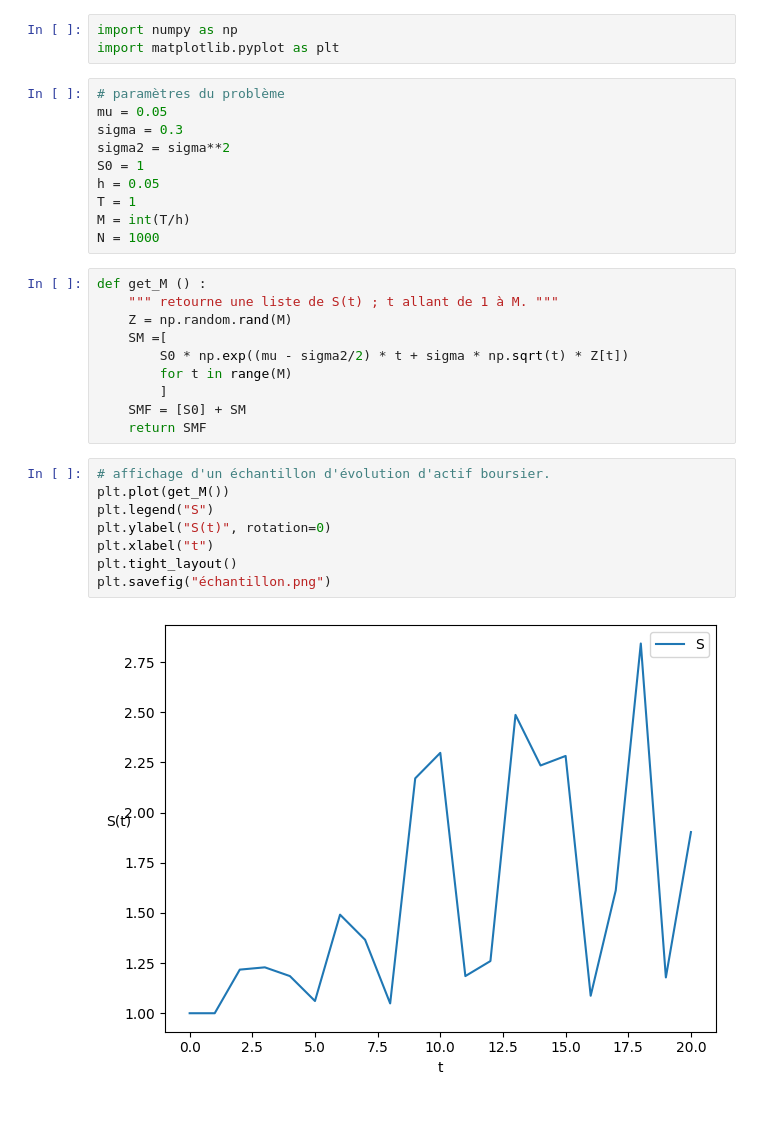
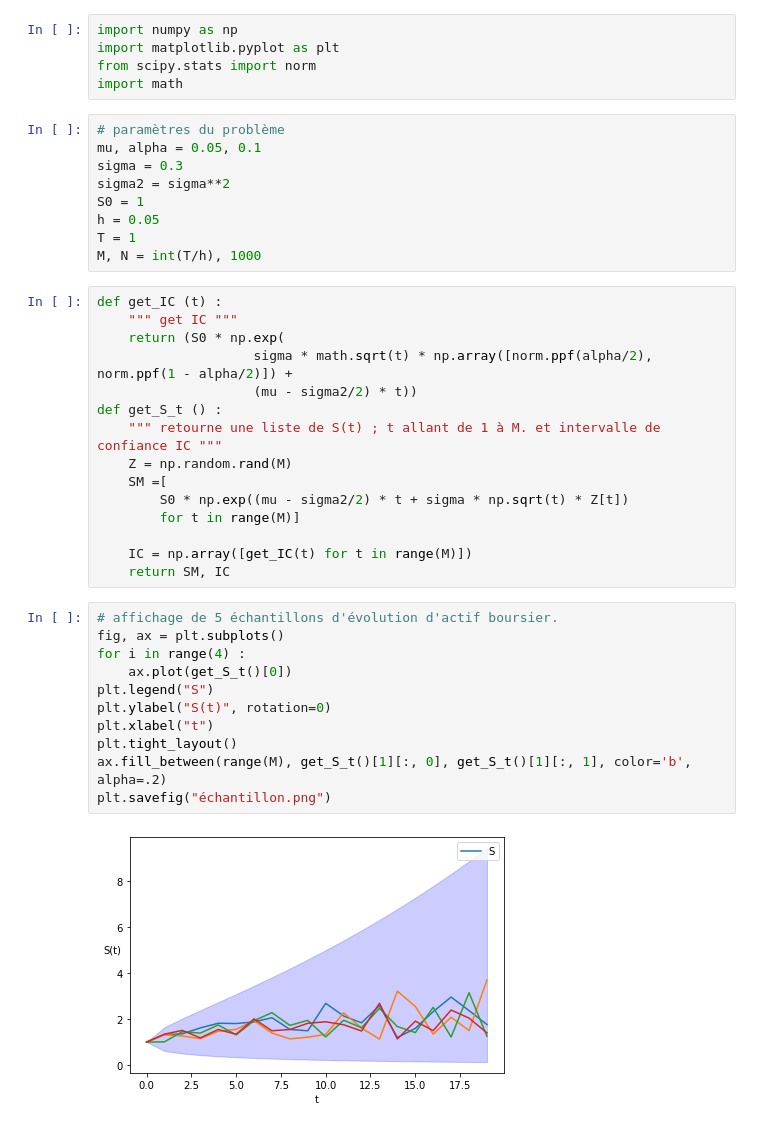
Before and after one commit to quachpas/ro05-projet-a22, a Jupyter notebook: src/actif financier.ipynb, the cells around one changed output. Saved outputs shown, nothing was run; the diff lists cells and outputs as text.

```diff
--- a/src/actif financier.ipynb
+++ b/src/actif financier.ipynb
@@ -1,35 +1,44 @@
 # %%
 import numpy as np
 import matplotlib.pyplot as plt
+from scipy.stats import norm
+import math
 # %%
 # paramètres du problème
-mu = 0.05
+mu, alpha = 0.05, 0.1
 sigma = 0.3
 sigma2 = sigma**2
 S0 = 1
 h = 0.05
 T = 1
-M = int(T/h)
-N = 1000
+M, N = int(T/h), 1000
 # %%
-def get_M () :
-    """ retourne une liste de S(t) ; t allant de 1 à M. """
+def get_IC (t) :
+    """ get IC """
+    return (S0 * np.exp(
+                    sigma * math.sqrt(t) * np.array([norm.ppf(alpha/2), norm.ppf(1 - alpha/2)]) +
+                    (mu - sigma2/2) * t))
+def get_S_t () :
+    """ retourne une liste de S(t) ; t allant de 1 à M. et intervalle de confiance IC """
     Z = np.random.rand(M)
     SM =[
         S0 * np.exp((mu - sigma2/2) * t + sigma * np.sqrt(t) * Z[t])
-        for t in range(M)
-        ]
-    SMF = [S0] + SM
-    return SMF
+        for t in range(M)]
+
+    IC = np.array([get_IC(t) for t in range(M)])
+    return SM, IC
 # %%
-# affichage d'un échantillon d'évolution d'actif boursier.
-plt.plot(get_M())
+# affichage de 5 échantillons d'évolution d'actif boursier.
+fig, ax = plt.subplots()
+for i in range(4) :
+    ax.plot(get_S_t()[0])
 plt.legend("S")
 plt.ylabel("S(t)", rotation=0)
 plt.xlabel("t")
 plt.tight_layout()
+ax.fill_between(range(M), get_S_t()[1][:, 0], get_S_t()[1][:, 1], color='b', alpha=.2)
 plt.savefig("échantillon.png")
 # %% [output]
-[figure, old version]
+[figure, new version]
 # %%
 # génération d'une liste de N échantillons S(t) ; t allant de 1 à M
```
Also changed, not shown: parts of 2 cells of this notebook, 7 other files.
